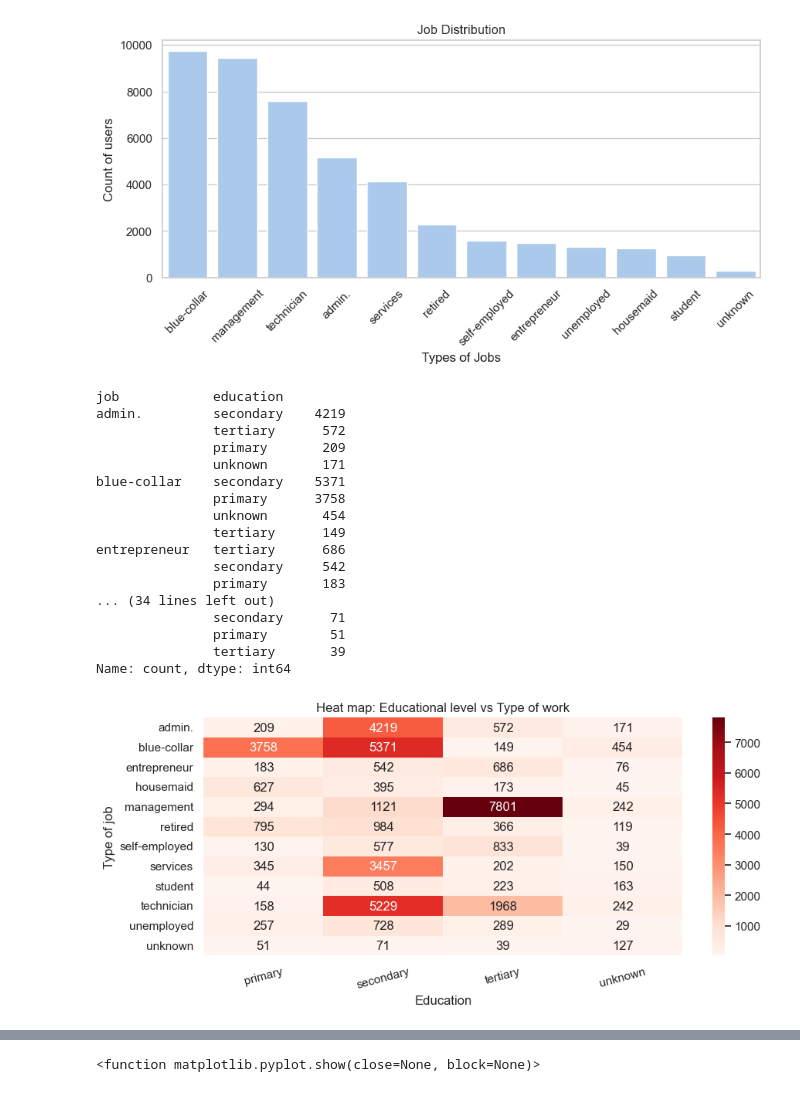
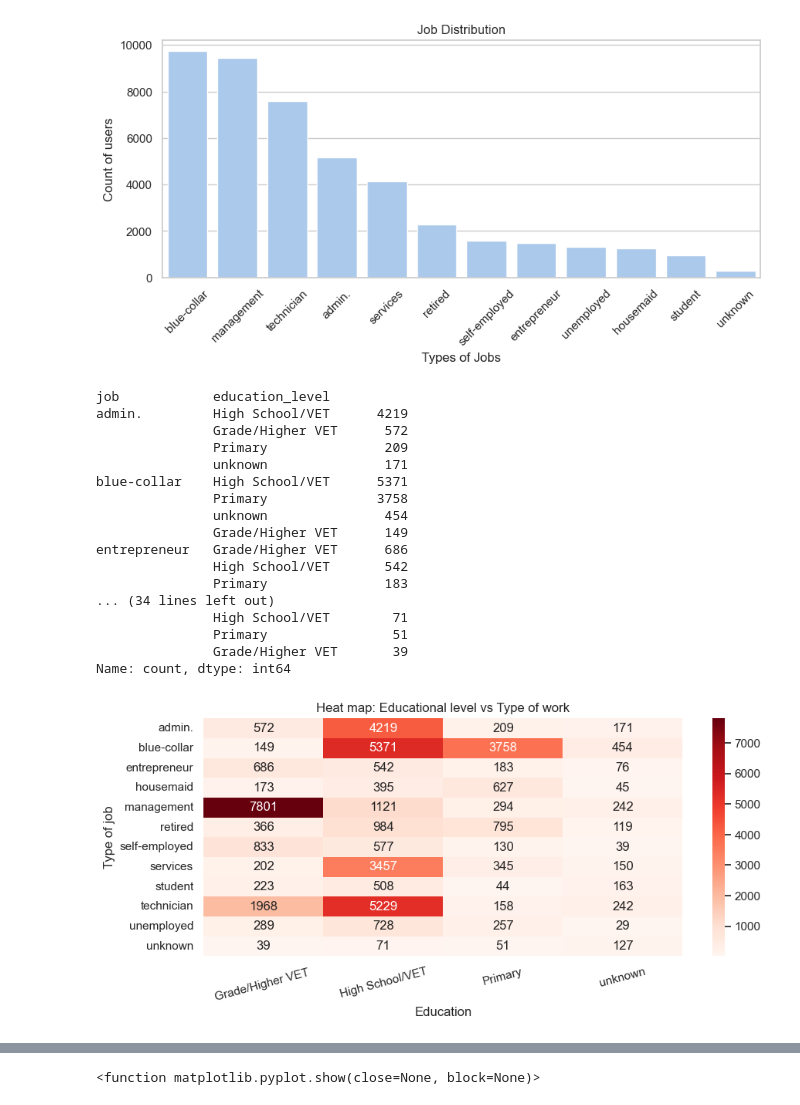
Before and after one commit to Ogomez07/Proyecto-Abril, a Jupyter notebook: proyecto.ipynb, the cells around one changed output, grey strips where cells are left out. Cells and saved outputs as stored; diff of their text form; code cells hidden in the pictures.

```diff
--- a/proyecto.ipynb
+++ b/proyecto.ipynb
@@ -64,0 +69,12 @@ dtype: int64
+# %%
+# Change the name of education values
+
+education_map= {
+    'primary': 'Primary',
+    'secondary': 'High School/VET',
+    'tertiary': 'Grade/Higher VET ',
+    'unknown': 'unknown'
+}
+
+df['education_level'] = df['education'].map(education_map)
+display(df.head())
@@ -106,38 +129,38 @@ plt.show
 # ¿DE MEDIA PUEDE TENER UN SOLTERO O DIVORCIADO MÁS PROBABILIDAD DE ACEPTAR EL PRODUCTO FINANCIERO QUE UN CASADO?
 # ¿y UN SOLTERO QUE UN CASADO? ¿SE PREOCUPA MÁS UN DIVORCIADO POR UN PLAN DE AHORRO QUE UN CASADO? (OJO QUE DIVORCIADO INCLUYE TAMBIEN VIUDO)
 # %%
-df_empleo = df.groupby('job')['education'].value_counts()
+df_empleo = df.groupby('job')['education_level'].value_counts()
 df_empleo
 # %% [output]
-job            education
-admin.         secondary    4219
-               tertiary      572
-               primary       209
-               unknown       171
-blue-collar    secondary    5371
-               primary      3758
-               unknown       454
-               tertiary      149
-entrepreneur   tertiary      686
-               secondary     542
-               primary       183
+job            education_level
+admin.         High School/VET      4219
+               Grade/Higher VET      572
+               Primary               209
+               unknown               171
+blue-collar    High School/VET      5371
+               Primary              3758
+               unknown               454
+               Grade/Higher VET      149
+entrepreneur   Grade/Higher VET      686
+               High School/VET       542
+               Primary               183
 ... (34 lines left out)
-               secondary      71
-               primary        51
-               tertiary       39
+               High School/VET        71
+               Primary                51
+               Grade/Higher VET       39
 Name: count, dtype: int64
 # %%
 # Relation between education and type of job
-df_job_heat = df.groupby(['job', 'education']).size().unstack() # --> Unstack Transform the values of the job and education columns into a table. # size is similar than count, but includes null values.
+df_job_heat = df.groupby(['job', 'education_level']).size().unstack() # --> Unstack Transform the values of the job and education columns into a table. # size is similar than count, but includes null values.
 plt.figure(figsize=(10, 4))
 sns.heatmap(df_job_heat, annot=True, fmt='g', cmap='Reds') # --> g= general format --> how show the values
 plt.title('Heat map: Educational level vs Type of work')
 plt.ylabel('Type of job')
 plt.xlabel('Education')
 plt.xticks(rotation=15)
 plt.show()
 # %% [output]
-[figure, old version]
+[figure, new version]
 # %%
 # What are the most common jobs of unknown education?
 df_empleo_reset = df_empleo.reset_index(name='count') # --> converts the index into columns and the Series into a DataFrame.
```
Also changed, not shown: parts of 14 cells of this notebook.
